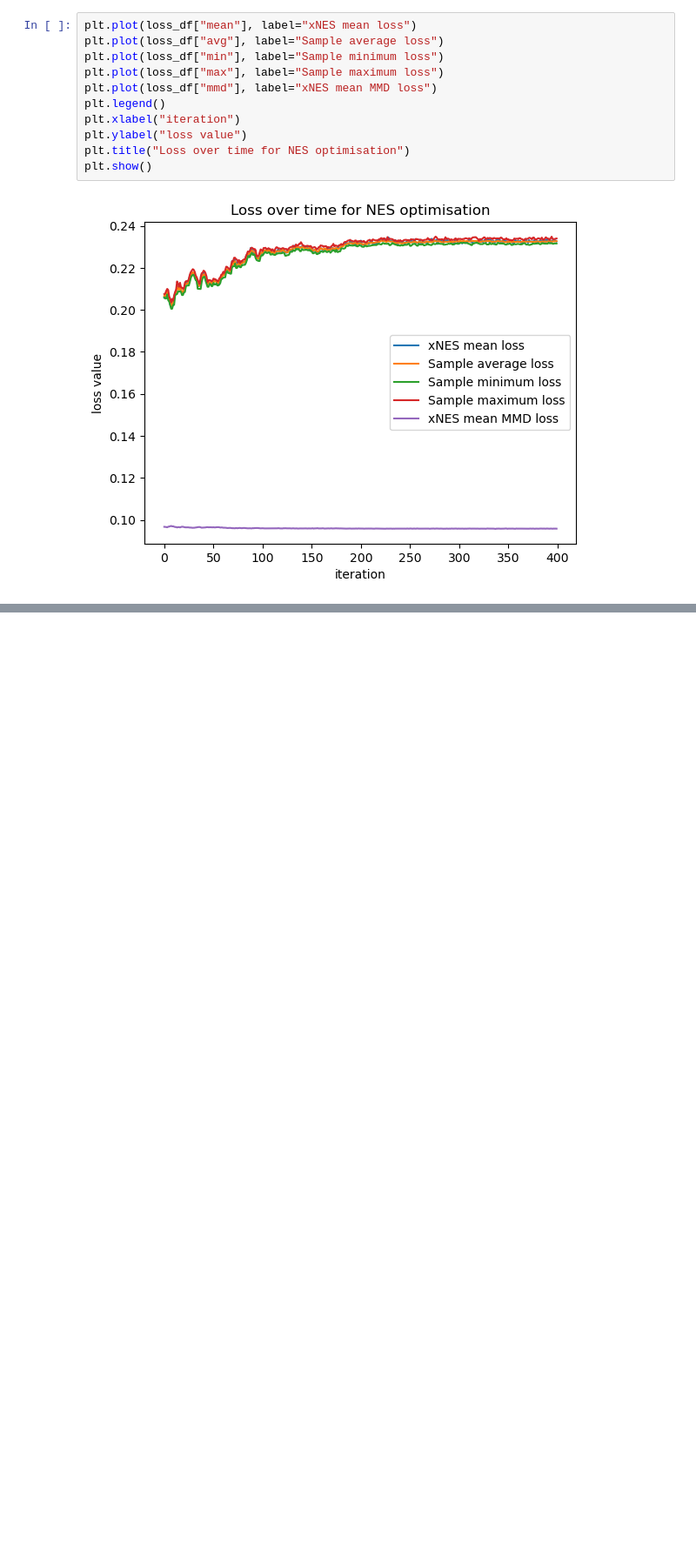
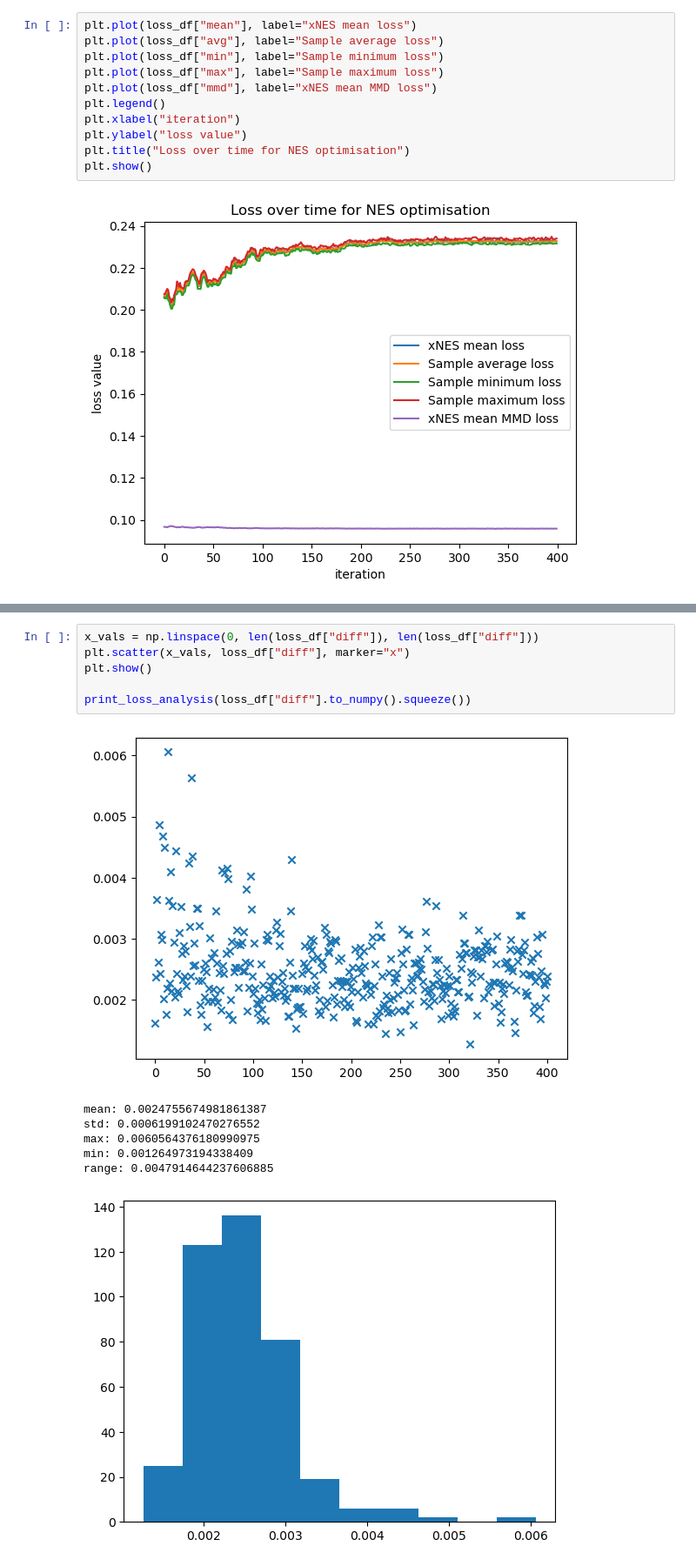
Before and after one commit to paopaoch/Mouse-V1, a Jupyter notebook: utils/nes_loss_plots.ipynb, the cells around one changed output, grey strips where cells are left out. Shown at 87% size. Cells and saved outputs as stored; diff of their text form; blank space fills up the shorter version.

```diff
--- a/utils/nes_loss_plots.ipynb
+++ b/utils/nes_loss_plots.ipynb
@@ -55,0 +115,14 @@ plt.plot(standing_average)
+# %%
+x_vals = np.linspace(0, len(loss_df["diff"]), len(loss_df["diff"]))
+plt.scatter(x_vals, loss_df["diff"], marker="x")
+plt.show()
+
+print_loss_analysis(loss_df["diff"].to_numpy().squeeze())
+# %% [output]
+[figure, added]
+mean: 0.0024755674981861387
+std: 0.0006199102470276552
+max: 0.0060564376180990975
+min: 0.001264973194338409
+range: 0.0047914644237606885
+[figure, added]
```
Also changed, not shown: parts of 7 cells of this notebook, 4 other files.
